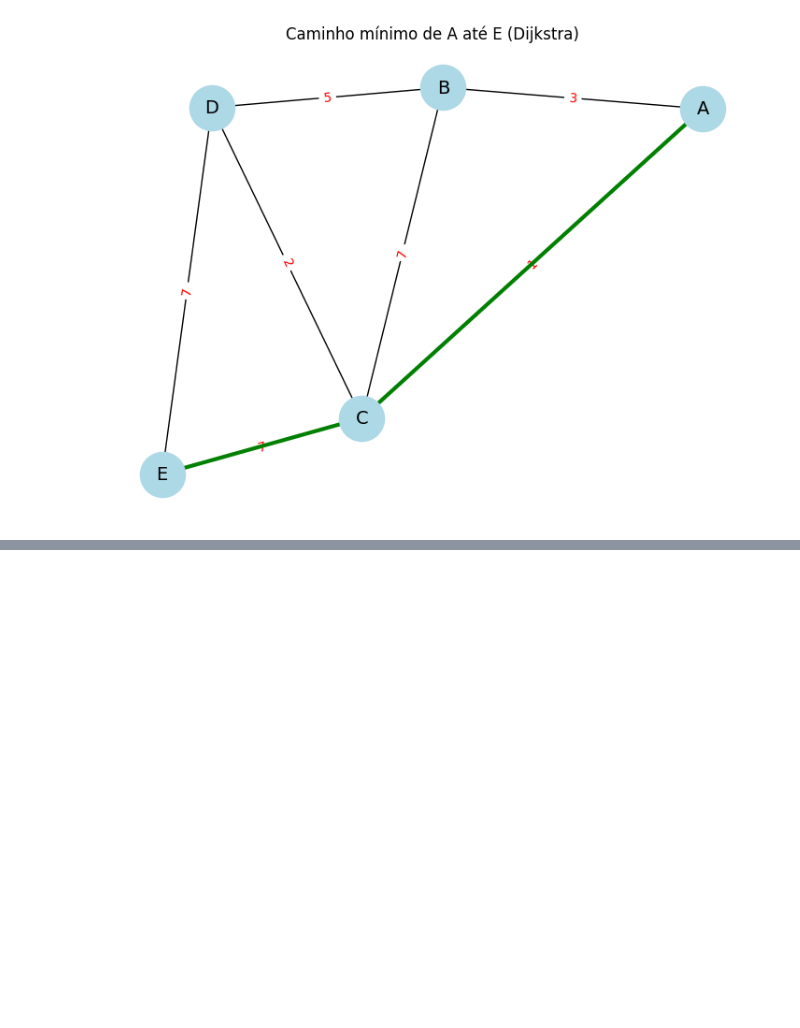
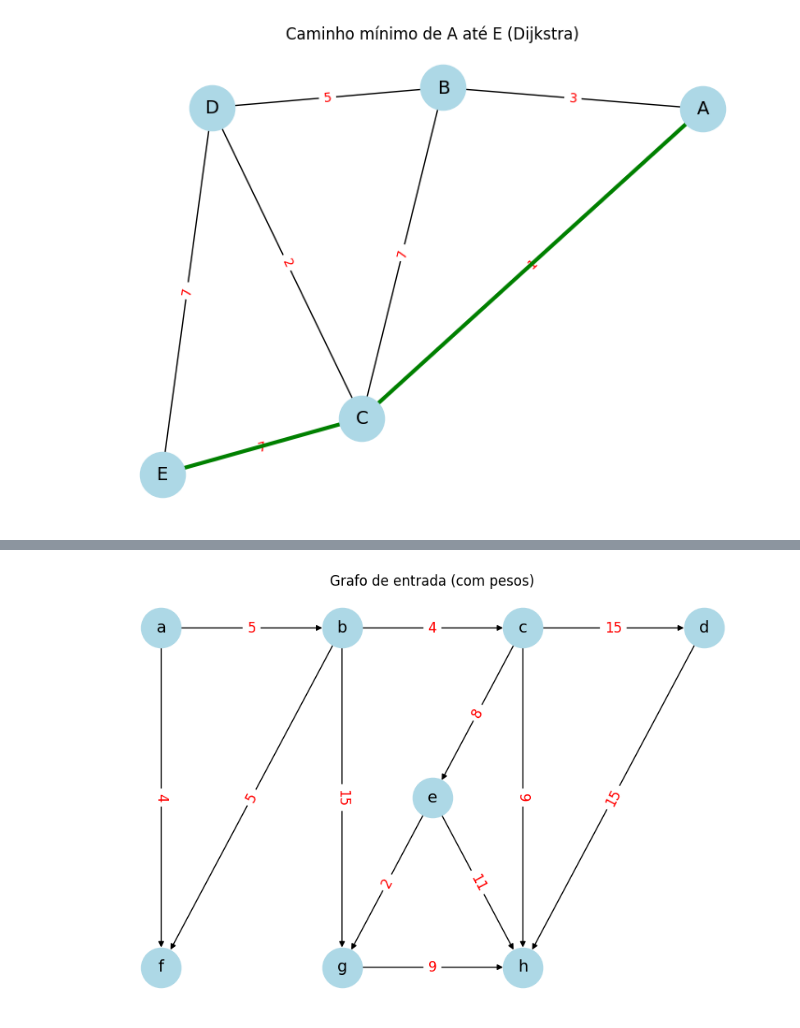
Before and after one commit to LeonardoVieiraGuimaraes/TeoriaGrafos, a Jupyter notebook: Aula08/caminho.ipynb, the cells around one changed output, grey strips where cells are left out. Cells and saved outputs as stored; diff of their text form; code cells hidden in the pictures; blank space fills up the shorter version.

Commit message:
Changes to be committed: 	modified:   Aula08/caminho.ipynb

```diff
--- a/Aula08/caminho.ipynb
+++ b/Aula08/caminho.ipynb
@@ -615,0 +1057,99 @@ print(f"Custo: {dist[i, j]}")
+# %%
+import networkx as nx
+import numpy as np
+import matplotlib.pyplot as plt
+
+def floyd_warshall_setg(G):
+    labels = sorted(G.nodes)
+    n = len(labels)
+    inf = float('inf')
+    D = np.full((n, n), inf)
+    R = np.full((n, n), None, dtype=object)
+    for i, u in enumerate(labels):
+        for j, v in enumerate(labels):
+            if u == v:
+                D[i, j] = 0
+                R[i, j] = None
+            elif G.has_edge(u, v):
+                D[i, j] = G[u][v]['weight']
+                R[i, j] = u
+            else:
+                D[i, j] = inf
+                R[i, j] = None
+    for k in range(n):
+        for i in range(n):
+            for j in range(n):
+                if D[i, k] + D[k, j] < D[i, j]:
+                    D[i, j] = D[i, k] + D[k, j]
+                    R[i, j] = R[k, j]
+    return D, R, labels
+
+# Exemplo de uso:
+arestas = [
+    ('a', 'b', 5),
+    ('a', 'f', 4),
+    ('b', 'c', 4),
+    ('b', 'f', 5),
+    ('b', 'g', 15),
+    ('c', 'd', 15),
+    ('c', 'e', 8),
+    ('c', 'h', 9),
+    ('d', 'h', 15),
+    ('e', 'g', 2),
+    ('e', 'h', 11),
+    ('g', 'h', 9),
+]
+G = nx.DiGraph()
+for u, v, w in arestas:
+    G.add_edge(u, v, weight=w)
+
+# Posição fixa dos vértices
+pos = {
+    'a': (-2, 2),
+    'b': (0, 2),
+    'c': (2, 2),
+    'd': (4, 2),
+    'e': (1, 1),
+    'f': (-2, 0),
+    'g': (0, 0),
+    'h': (2, 0)
+}
+
+D, R, labels = floyd_warshall_setg(G)
+
+# Função para reconstruir caminho mínimo de u até v
+def caminho_minimo(R, labels, u, v):
+    i, j = labels.index(u), labels.index(v)
+    if D[i, j] == float('inf'):
+        return []
+    caminho = [v]
+    while R[i, j] is not None:
+        v = R[i, j]
+        j = labels.index(v)
+        caminho.append(v)
+    return caminho[::-1]
+
+# Exemplo: caminho mínimo de 'a' até 'h'
+caminho = caminho_minimo(R, labels, 'a', 'h')
+print("Caminho mínimo de 'a' até 'h':", " → ".join(caminho))
+print("Custo:", D[labels.index('a'), labels.index('h')])
+
+# --- PLOT DO GRAFO DE ENTRADA ---
+plt.figure(figsize=(8,5))
+nx.draw(G, pos, with_labels=True, node_color='lightblue', node_size=1200, font_size=14, arrows=True)
+edge_labels = nx.get_edge_attributes(G, 'weight')
+nx.draw_networkx_edge_labels(G, pos, edge_labels=edge_labels, font_color='red', font_size=12)
+plt.title("Grafo de entrada (com pesos)")
+plt.show()
+
+# --- PLOT DO GRAFO DESTACANDO O CAMINHO MÍNIMO ---
+plt.figure(figsize=(8,5))
+nx.draw(G, pos, with_labels=True, node_color='lightblue', node_size=1200, font_size=14, arrows=True)
+nx.draw_networkx_edge_labels(G, pos, edge_labels=edge_labels, font_color='red', font_size=12)
+if len(caminho) > 1:
+    path_edges = list(zip(caminho, caminho[1:]))
+    nx.draw_networkx_edges(G, pos, edgelist=path_edges, edge_color='green', width=3)
+    nx.draw_networkx_nodes(G, pos, nodelist=caminho, node_color='yellow', node_size=1300)
+plt.title("Caminho mínimo de 'a' até 'h' (Floyd-Warshall)")
+plt.show()
+# %% [output]
@@ -615,0 +1158 @@ print(f"Custo: {dist[i, j]}")
+[figure, added]
```
Also changed, not shown: parts of 15 cells of this notebook.
